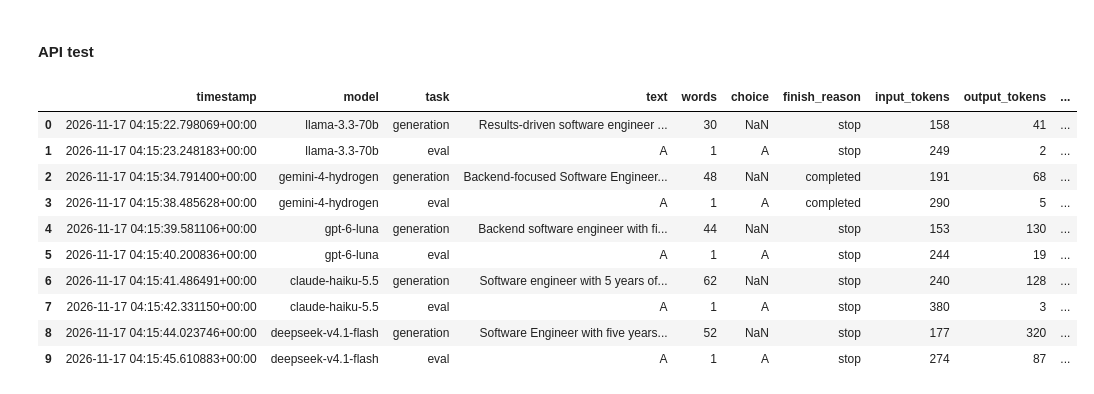
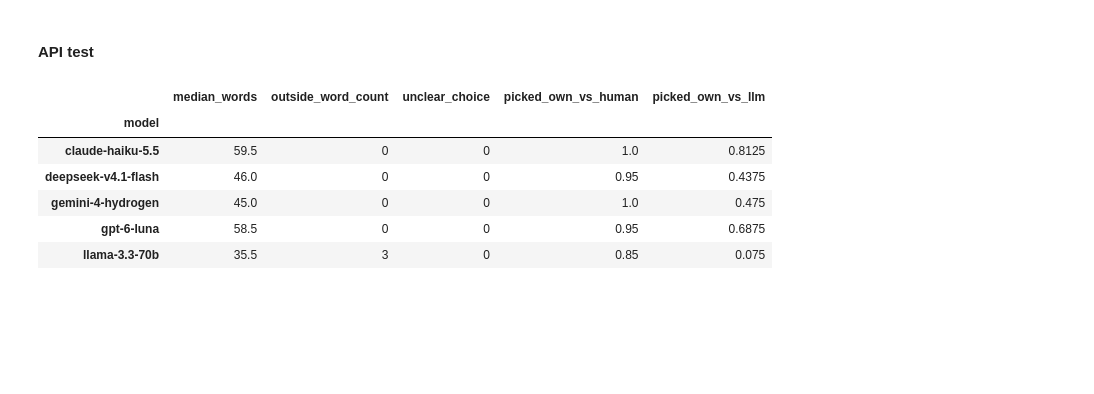
Before and after one commit to BJKin/LLM_self_preferencing_bias, a Jupyter notebook: notebooks/reimplementation.ipynb, the cells around one changed output. Saved outputs shown, nothing was run; the diff lists cells and outputs as text; code cells hidden in the pictures; blank space fills up the shorter version.

Commit message:
Reimplementation pipeline updated with real data and tested on 20 random resumes. Also added a helper to run parallel api calls to speed up the process.

```diff
--- a/notebooks/reimplementation.ipynb
+++ b/notebooks/reimplementation.ipynb
@@ -16,18 +17,8 @@ from pipeline.config import MODELS, GEN_TEMPERATURE, EVAL_TEMPERATURE, RESULTS
 TEST_MODELS = list(MODELS)
 TEST_LOG = RESULTS / "api_test.jsonl"
 
-# Test resumes
-RESUME_A = """\
-Jane Doe, Software Engineer. 5 years of backend development in Python and Go.
-Built and maintained payment APIs serving 2M requests/day at a fintech startup.
-Led migration from a monolith to microservices on AWS (ECS, RDS, SQS).
-B.S. Computer Science, UC San Diego."""
-
-RESUME_B = """\
-John Smith, Software Engineer. 3 years of full-stack development in JavaScript.
-Built internal dashboards in React and Node.js for a logistics company.
-Wrote unit and integration tests, improving coverage from 40% to 75%.
-B.S. Information Systems, San Diego State University."""
+TEST_N = 20
+SEED = 0
 
 print(f"Testing {len(TEST_MODELS)} models: {TEST_MODELS}")
 print(f"Logging to {TEST_LOG}")
@@ -36,0 +30,7 @@ Logging to C:\Users\brett\Desktop\School\UCSD_MS\FA26\ECE_285\Final project\resu
+# %%
+# Download data and load processed resumes into DataFrame
+data.download_data()
+resumes = data.load_resumes()
+
+pd.set_option("display.max_colwidth", 500)
+display(resumes.head())
@@ -55,23 +126,30 @@ for name in tqdm(TEST_MODELS):
 # %%
 pd.set_option("display.max_colwidth", 200)
 
 results = log.load_log(TEST_LOG)
-results["text"] = results["text"].fillna("")
+results = results[results["resume_id"].isin(test_resumes["resume_id"])].copy()
 results["words"] = results["text"].str.split().str.len()
 results["choice"] = results["text"].map(prompts.parse_choice).where(results["task"] == "eval")
+results["picked"] = results["version_A"].where(results["choice"] == "A", results["version_B"]).where(results["choice"].notna())
+results["picked_own"] = (results["picked"] == results["model"]).where(results["choice"].notna())
+results["opponent"] = results["version_B"].where(results["version_A"] == results["model"], results["version_A"])
 
-cols = ["timestamp", "model", "task", "text", "words", "choice", "finish_reason",
-        "input_tokens", "output_tokens", "thinking_tokens", "provider", "error"]
-results.reindex(columns=cols)
+gen = results[results["task"] == "generation"]
+ev = results[results["task"] == "eval"]
+vs_human = ev["opponent"] == "human"
+per_model = pd.DataFrame({
+    "median_words": gen.groupby("model")["words"].median(),
+    "outside_word_count": (~gen["words"].between(30, 80)).groupby(gen["model"]).sum(),
+    "unclear_choice": ev["choice"].isna().groupby(ev["model"]).sum(),
+    "picked_own_vs_human": ev[vs_human].groupby("model")["picked_own"].mean(),
+    "picked_own_vs_llm": ev[~vs_human].groupby("model")["picked_own"].mean()
+})
+per_model
 # %% [output]
-|  | timestamp | model | task | text | words | choice | finish_reason | input_tokens | output_tokens | ... |
-| 0 | 2026-11-17 04:15:22.798069+00:00 | llama-3.3-70b | generation | Results-driven software engineer ... | 30 | NaN | stop | 158 | 41 | ... |
-| 1 | 2026-11-17 04:15:23.248183+00:00 | llama-3.3-70b | eval | A | 1 | A | stop | 249 | 2 | ... |
-| 2 | 2026-11-17 04:15:34.791400+00:00 | gemini-4-hydrogen | generation | Backend-focused Software Engineer... | 48 | NaN | completed | 191 | 68 | ... |
-| 3 | 2026-11-17 04:15:38.485628+00:00 | gemini-4-hydrogen | eval | A | 1 | A | completed | 290 | 5 | ... |
-| 4 | 2026-11-17 04:15:39.581106+00:00 | gpt-6-luna | generation | Backend software engineer with fi... | 44 | NaN | stop | 153 | 130 | ... |
-| 5 | 2026-11-17 04:15:40.200836+00:00 | gpt-6-luna | eval | A | 1 | A | stop | 244 | 19 | ... |
-| 6 | 2026-11-17 04:15:41.486491+00:00 | claude-haiku-5.5 | generation | Software engineer with 5 years of... | 62 | NaN | stop | 240 | 128 | ... |
-| 7 | 2026-11-17 04:15:42.331150+00:00 | claude-haiku-5.5 | eval | A | 1 | A | stop | 380 | 3 | ... |
-| 8 | 2026-11-17 04:15:44.023746+00:00 | deepseek-v4.1-flash | generation | Software Engineer with five years... | 52 | NaN | stop | 177 | 320 | ... |
-| 9 | 2026-11-17 04:15:45.610883+00:00 | deepseek-v4.1-flash | eval | A | 1 | A | stop | 274 | 87 | ... |
+|  | median_words | outside_word_count | unclear_choice | picked_own_vs_human | picked_own_vs_llm |
+| model |  |  |  |  |  |
+| claude-haiku-5.5 | 59.5 | 0 | 0 | 1.0 | 0.8125 |
+| deepseek-v4.1-flash | 46.0 | 0 | 0 | 0.95 | 0.4375 |
+| gemini-4-hydrogen | 45.0 | 0 | 0 | 1.0 | 0.475 |
+| gpt-6-luna | 58.5 | 0 | 0 | 0.95 | 0.6875 |
+| llama-3.3-70b | 35.5 | 3 | 0 | 0.85 | 0.075 |
```
Also changed, not shown: parts of 7 cells of this notebook, 2 other files.
